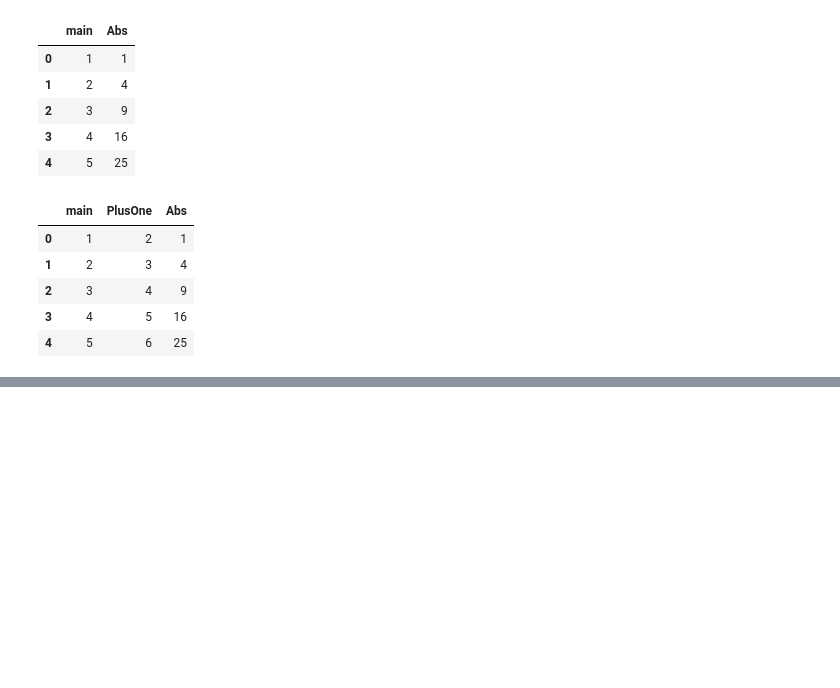
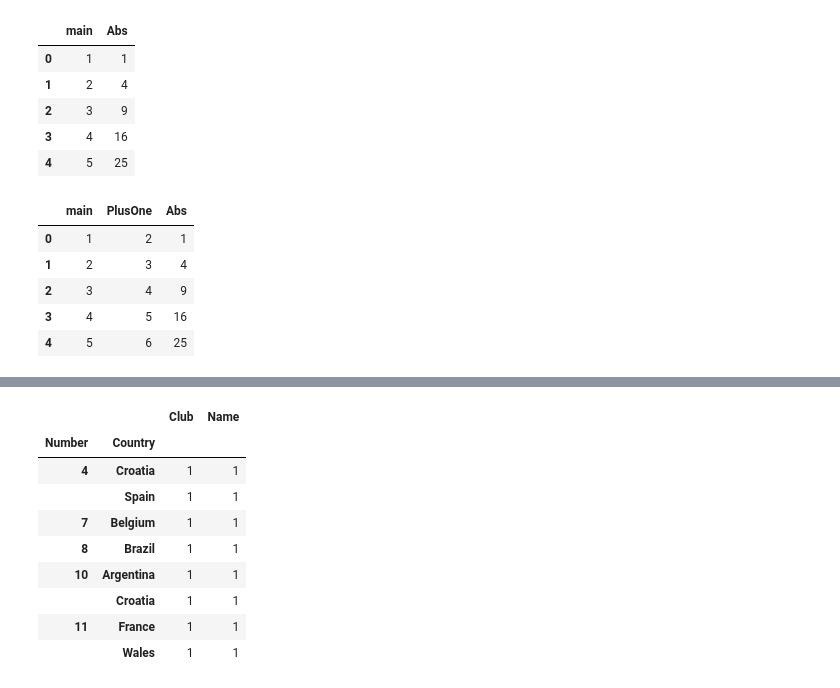
Before and after one commit to galaxy1014/ML_module_summary, a Jupyter notebook: Pandas/Chapter0_Summary/Chapter0.ipynb, the cells around one changed output, grey strips where cells are left out. Drawn from its saved outputs; the diff is of its cells as text; code cells hidden in the pictures; blank space fills up the shorter version.

```diff
--- a/Pandas/Chapter0_Summary/Chapter0.ipynb
+++ b/Pandas/Chapter0_Summary/Chapter0.ipynb
@@ -740,0 +770,14 @@ pd.merge(df, df2, on='main')
+# %%
+# 특정한 두 개의 열을 기준으로 그룹화하여 조건에맞는 개수(count)를 찾음
+df.groupby(['Number','Country']).count()
+# %% [output]
+|  |  | Club | Name |
+| Number | Country |  |  |
+| 4 | Croatia | 1 | 1 |
+|  | Spain | 1 | 1 |
+| 7 | Belgium | 1 | 1 |
+| 8 | Brazil | 1 | 1 |
+| 10 | Argentina | 1 | 1 |
+|  | Croatia | 1 | 1 |
+| 11 | France | 1 | 1 |
+|  | Wales | 1 | 1 |
```
Also changed, not shown: parts of 3 cells of this notebook.
